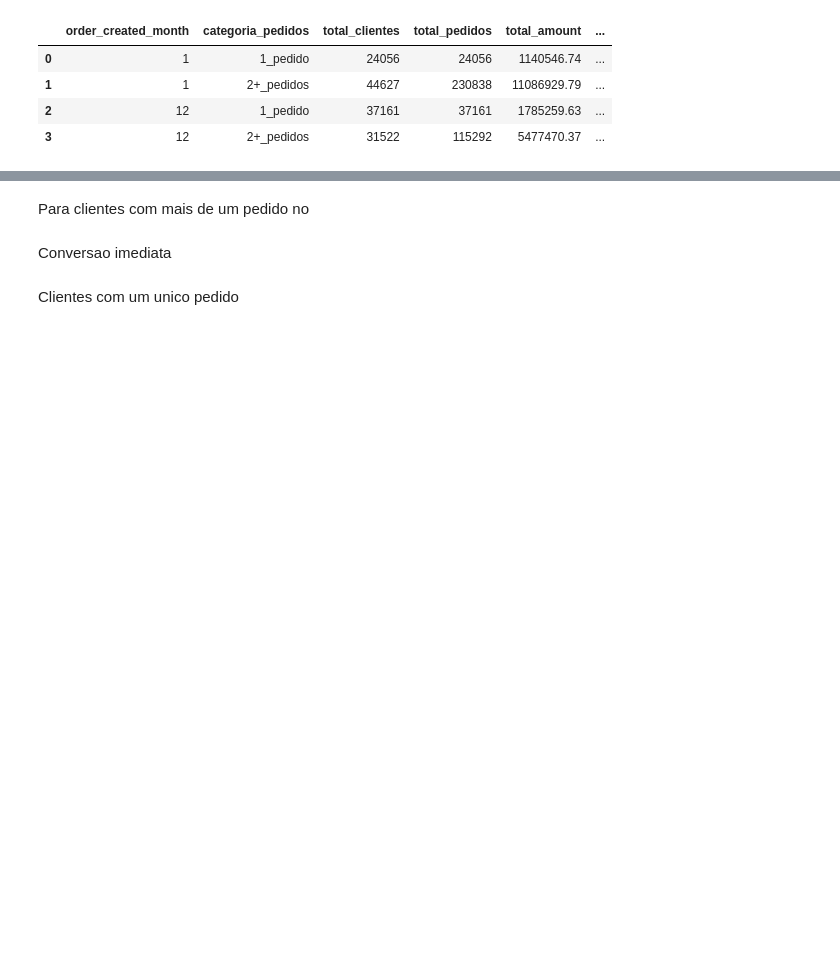
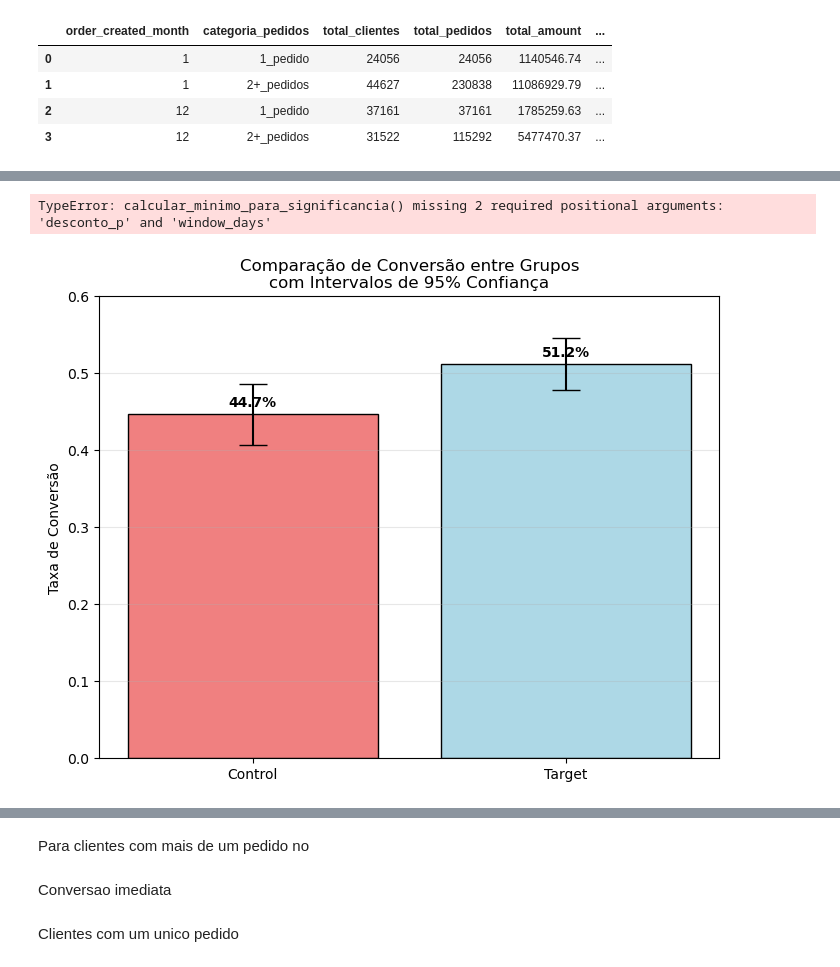
Before and after one commit to elianezanlorense/ifood_cs, a Jupyter notebook: code/notebook/05.cli_res.ipynb, the cells around one changed output, grey strips where cells are left out. Saved outputs shown, nothing was run; the diff lists cells and outputs as text; code cells hidden in the pictures; blank space fills up the shorter version.

```diff
--- a/code/notebook/05.cli_res.ipynb
+++ b/code/notebook/05.cli_res.ipynb
@@ -480,0 +710,4 @@ print(f"• Para detectar +10% relativo: {amostras_necessarias.iloc[1]['total_cl
+# %%
+resultado = calcular_minimo_para_significancia(df)
+# %% [output]
+TypeError: calcular_minimo_para_significancia() missing 2 required positional arguments: 'desconto_p' and 'window_days'
@@ -480,0 +767,26 @@ print(f"• Para detectar +10% relativo: {amostras_necessarias.iloc[1]['total_cl
+# %%
+import matplotlib.pyplot as plt
+import seaborn as sns
+import numpy as np
+
+# Dados dos grupos
+grupos = ['Control', 'Target']
+conversao = [0.44669, 0.51211]
+erro = [(0.48967-0.40970)/2, (0.54538-0.47884)/2]  # semi-amplitude dos IC
+
+plt.figure(figsize=(8, 6))
+bars = plt.bar(grupos, conversao, yerr=erro, capsize=10,
+               color=['lightcoral', 'lightblue'], edgecolor='black')
+
+plt.ylabel('Taxa de Conversão')
+plt.title('Comparação de Conversão entre Grupos\ncom Intervalos de 95% Confiança')
+plt.ylim(0, 0.6)
+
+# Adicionar valores nas barras
+for i, v in enumerate(conversao):
+    plt.text(i, v + 0.01, f'{v:.1%}', ha='center', fontweight='bold')
+
+plt.grid(axis='y', alpha=0.3)
+plt.show()
+# %% [output]
+[figure, added]
```
Also changed, not shown: parts of 35 cells of this notebook.
